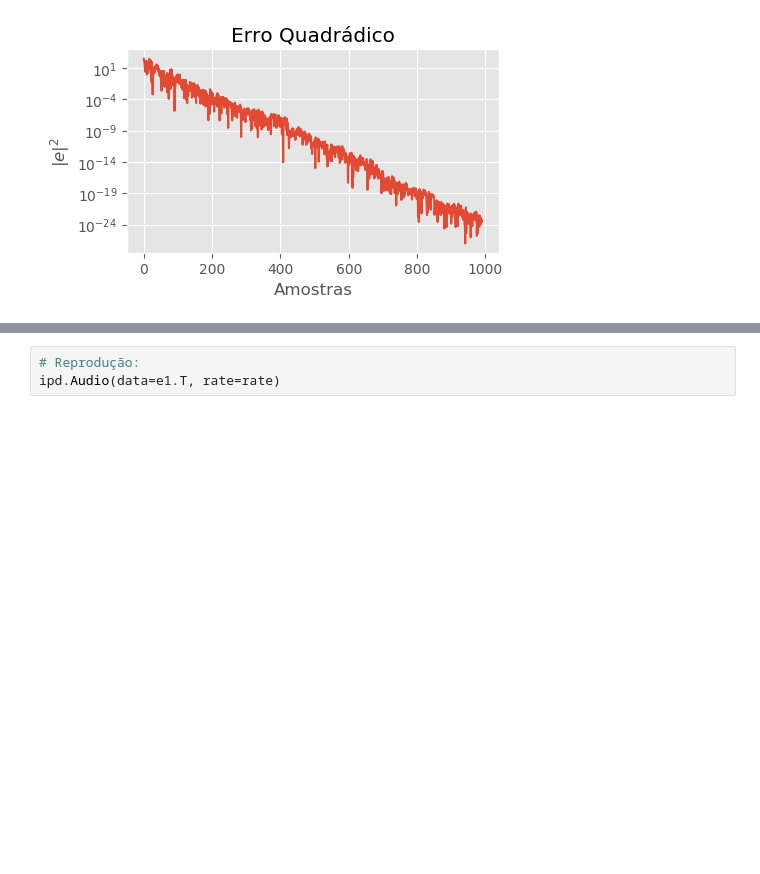
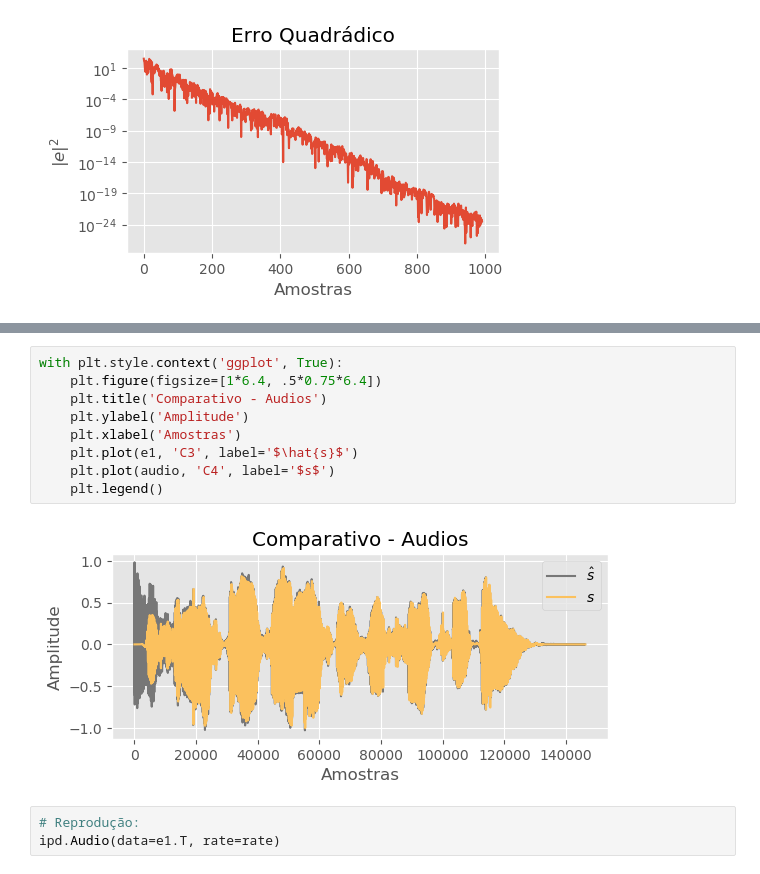
Before and after one commit to ezequiasjunior/pds_lab2019-1, a Jupyter notebook: pr-cancelruido.ipynb, the cells around one changed output, grey strips where cells are left out. Saved outputs shown, nothing was run; the diff lists cells and outputs as text; blank space fills up the shorter version.

```diff
--- a/pr-cancelruido.ipynb
+++ b/pr-cancelruido.ipynb
@@ -176,3 +226,14 @@ plt.plot(e1)
+# %%
+with plt.style.context('ggplot', True):
+    plt.figure(figsize=[1*6.4, .5*0.75*6.4])
+    plt.title('Comparativo - Audios')
+    plt.ylabel('Amplitude')
+    plt.xlabel('Amostras')
+    plt.plot(e1, 'C3', label='$\hat{s}$')
+    plt.plot(audio, 'C4', label='$s$')
+    plt.legend()
+# %% [output]
+[figure, added]
 # %%
 # Reprodução:
 ipd.Audio(data=e1.T, rate=rate)
```
Also changed, not shown: parts of 17 cells of this notebook.
